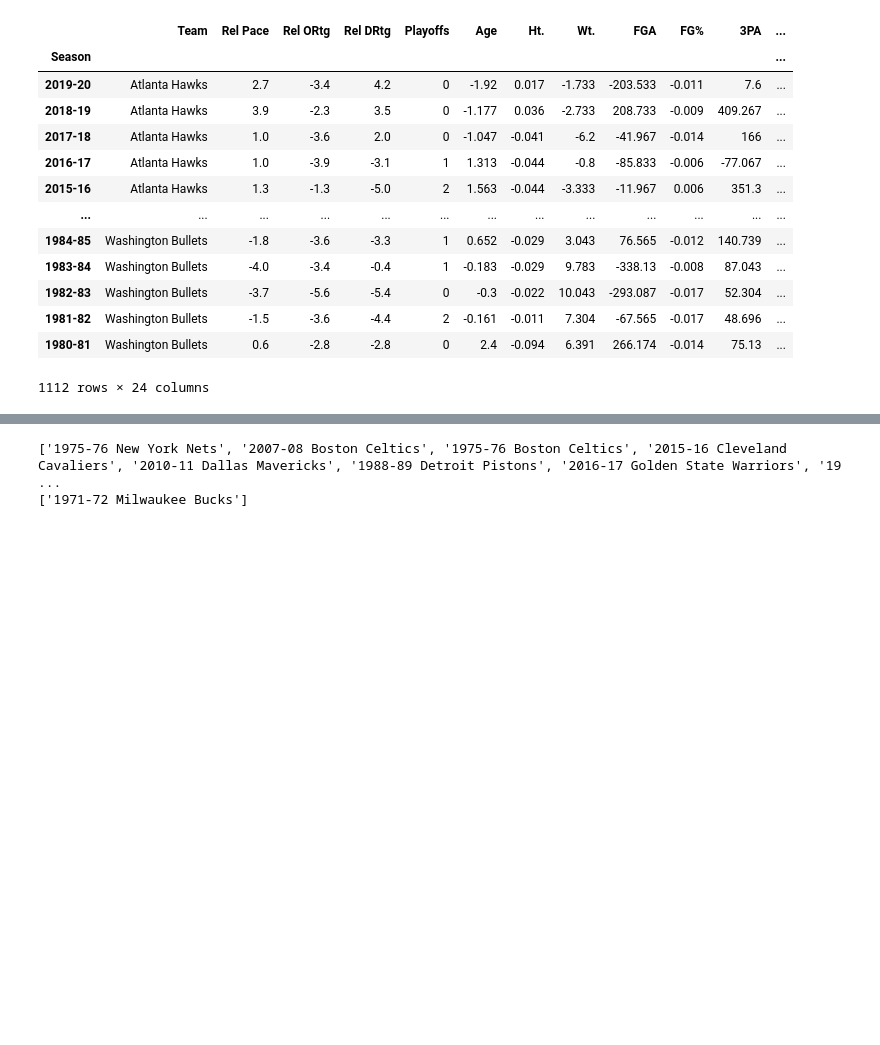
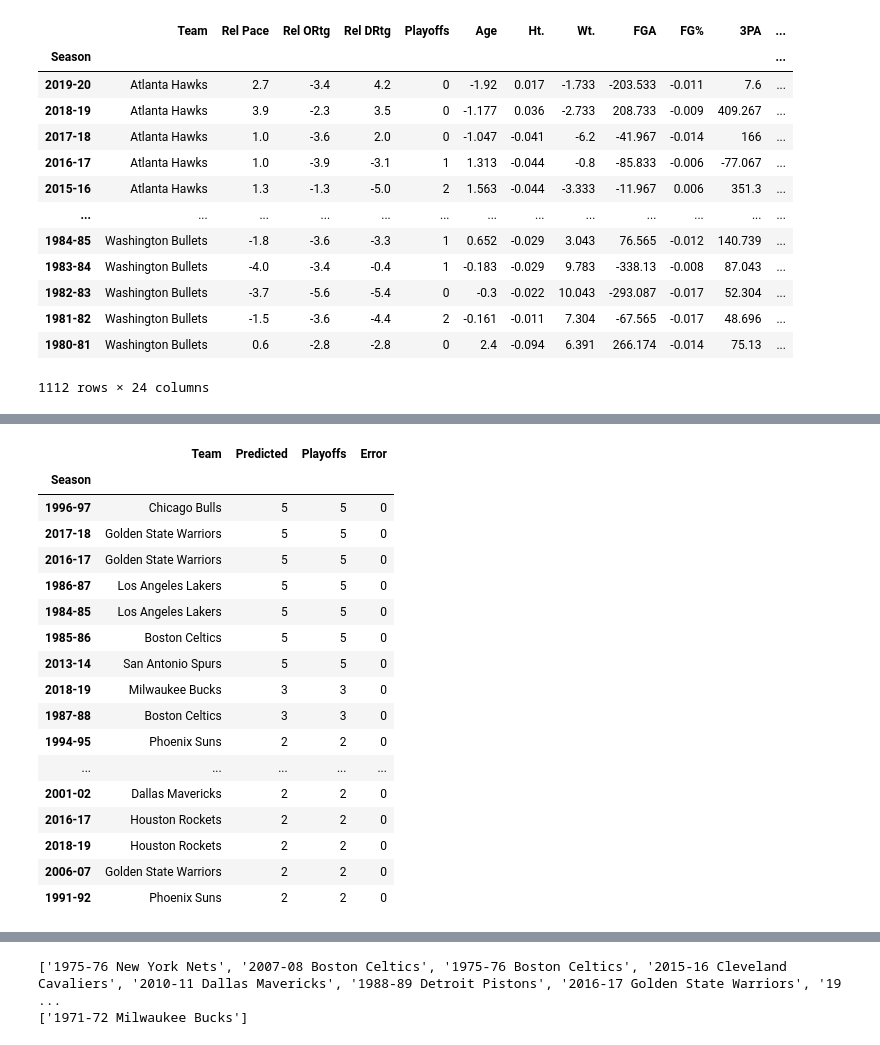
Before and after one commit to d-jenkins/NBA_Champs, a Jupyter notebook: Final_Project.ipynb, the cells around one changed output, grey strips where cells are left out. Saved outputs shown, nothing was run; the diff lists cells and outputs as text; code cells hidden in the pictures; blank space fills up the shorter version.

```diff
--- a/Final_Project.ipynb
+++ b/Final_Project.ipynb
@@ -167,0 +226,22 @@ X_train, X_test, y_train, y_test = train_test_split(X, y, random_state=42)
+# %%
+# Correctly predicted
+champs.loc[champs['Error'] == 0, :].sort_values('Playoffs', ascending=False)[['Team', 'Predicted', 'Playoffs', 'Error']].head(20)
+# %% [output]
+|  | Team | Predicted | Playoffs | Error |
+| Season |  |  |  |  |
+| 1996-97 | Chicago Bulls | 5 | 5 | 0 |
+| 2017-18 | Golden State Warriors | 5 | 5 | 0 |
+| 2016-17 | Golden State Warriors | 5 | 5 | 0 |
+| 1986-87 | Los Angeles Lakers | 5 | 5 | 0 |
+| 1984-85 | Los Angeles Lakers | 5 | 5 | 0 |
+| 1985-86 | Boston Celtics | 5 | 5 | 0 |
+| 2013-14 | San Antonio Spurs | 5 | 5 | 0 |
+| 2018-19 | Milwaukee Bucks | 3 | 3 | 0 |
+| 1987-88 | Boston Celtics | 3 | 3 | 0 |
+| 1994-95 | Phoenix Suns | 2 | 2 | 0 |
+| ... | ... | ... | ... | ... |
+| 2001-02 | Dallas Mavericks | 2 | 2 | 0 |
+| 2016-17 | Houston Rockets | 2 | 2 | 0 |
+| 2018-19 | Houston Rockets | 2 | 2 | 0 |
+| 2006-07 | Golden State Warriors | 2 | 2 | 0 |
+| 1991-92 | Phoenix Suns | 2 | 2 | 0 |
```
Also changed, not shown: parts of 17 cells of this notebook.
